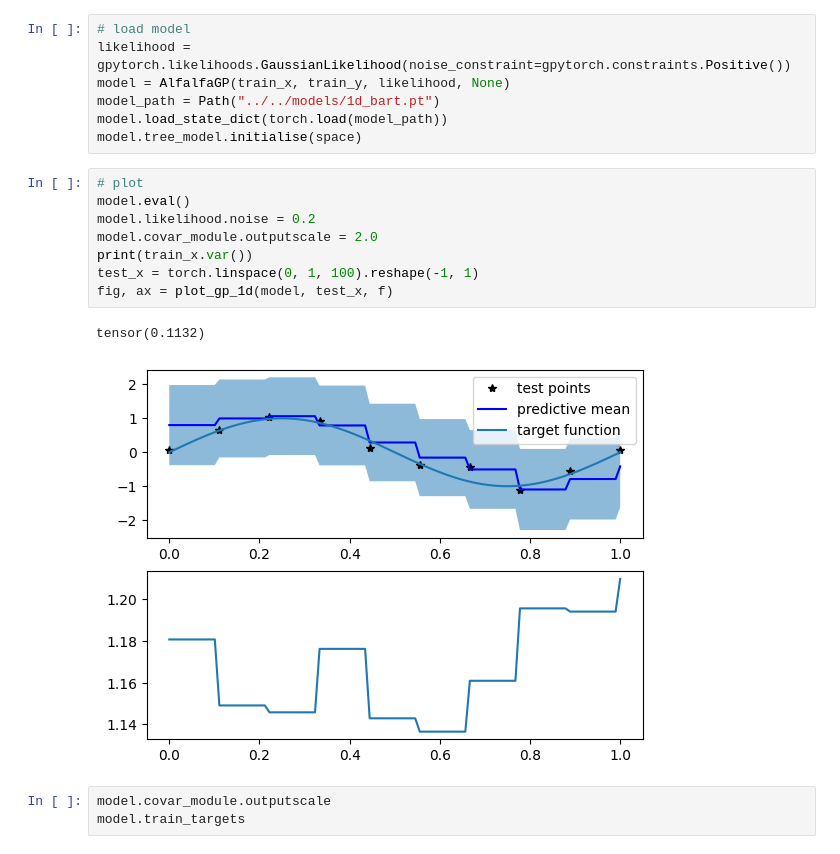
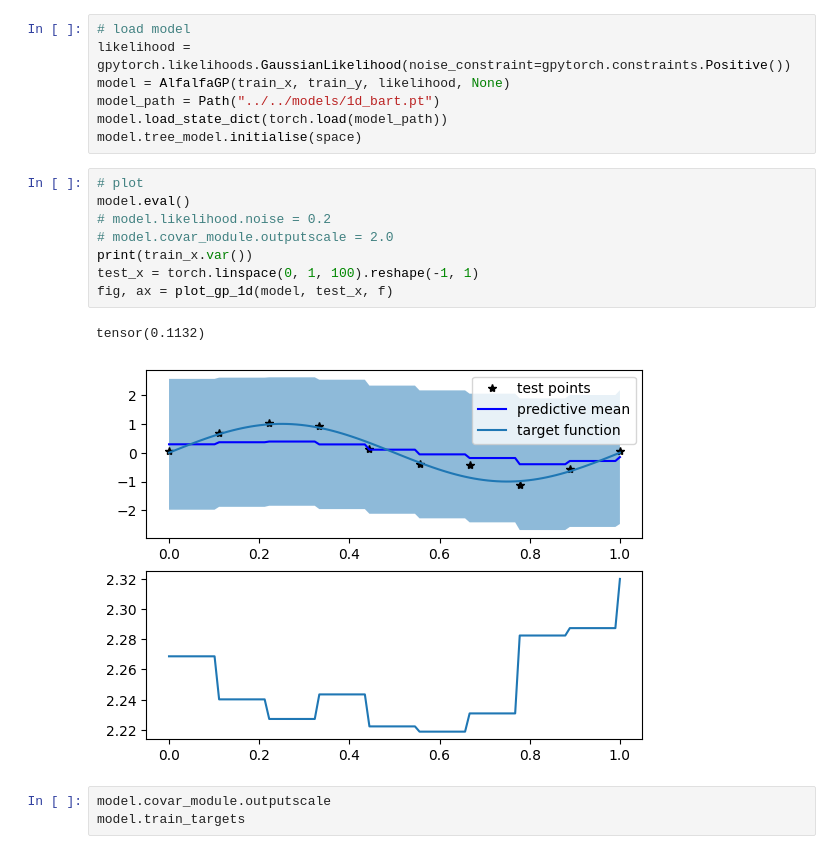
Before and after one commit to TobyBoyne/bark, a Jupyter notebook: examples/notebooks/manually_hyperparams.ipynb, the cells around one changed output. Drawn from its saved outputs; the diff is of its cells as text.

```diff
--- a/examples/notebooks/manually_hyperparams.ipynb
+++ b/examples/notebooks/manually_hyperparams.ipynb
@@ -48,14 +37,14 @@ model.tree_model.initialise(space)
 # %%
 # plot
 model.eval()
-model.likelihood.noise = 0.2
-model.covar_module.outputscale = 2.0
+# model.likelihood.noise = 0.2
+# model.covar_module.outputscale = 2.0
 print(train_x.var())
 test_x = torch.linspace(0, 1, 100).reshape(-1, 1)
 fig, ax = plot_gp_1d(model, test_x, f)
 # %% [output]
 tensor(0.1132)
-[figure, old version]
+[figure, new version]
 # %%
 model.covar_module.outputscale
 model.train_targets
```
Also changed, not shown: parts of 2 cells of this notebook, 19 other files.
